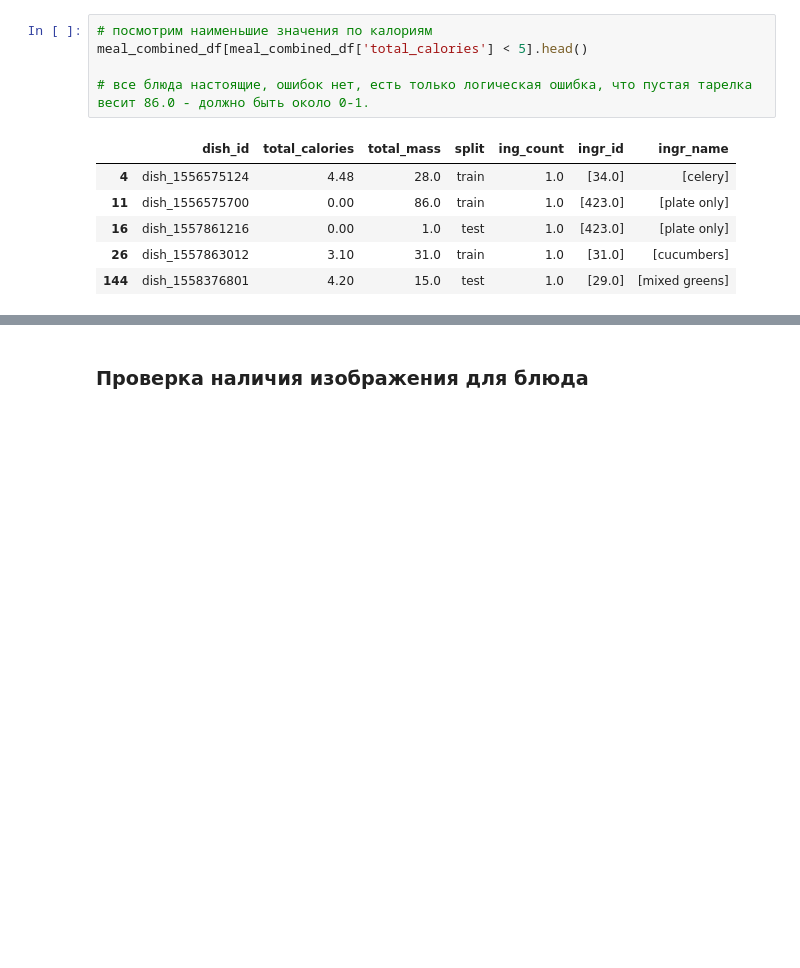
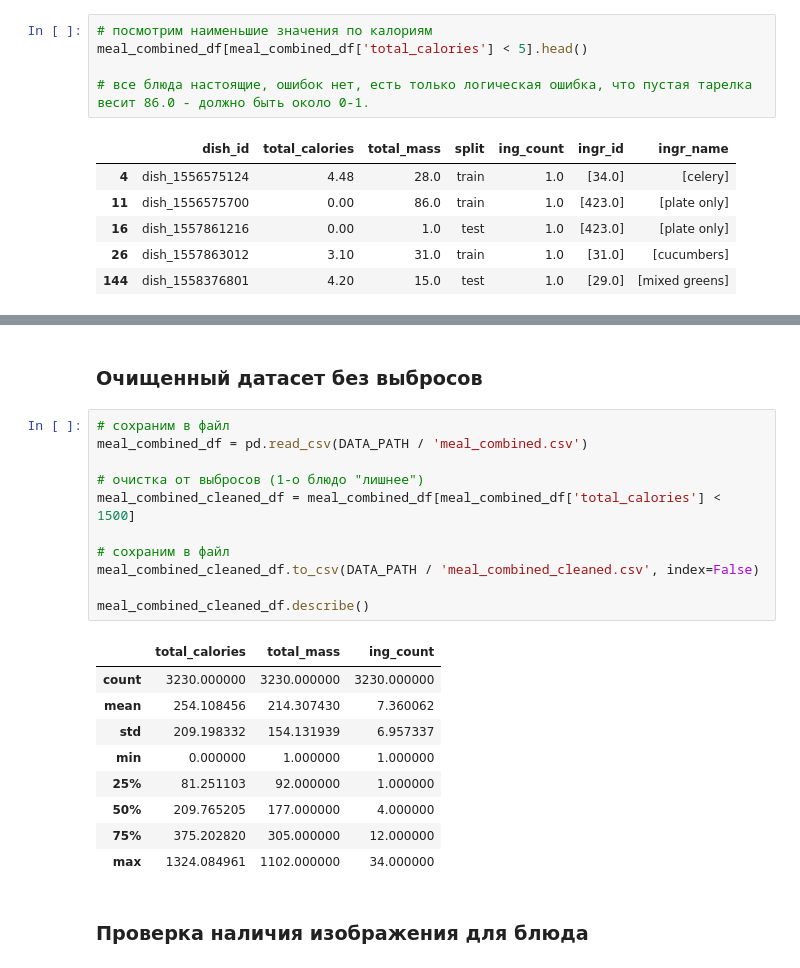
Before and after one commit to khromenko/dle-project-sprint-4-food-calrories, a Jupyter notebook: project.ipynb, the cells around one changed output, grey strips where cells are left out. Cells and saved outputs as stored; diff of their text form; blank space fills up the shorter version.

```diff
--- a/project.ipynb
+++ b/project.ipynb
@@ -432,6 +491,29 @@ meal_combined_df[meal_combined_df['total_calories'] > 1200]
 | 2065 | dish_1563476577 | 1238.033691 | 857.0 | train | 30.0 | [11.0, 21.0, 23.0, 25.0, 27.0, 36... | [cheese pizza, squash, brown rice... |
 | 2321 | dish_1564170010 | 1264.548340 | 831.0 | train | 23.0 | [21.0, 23.0, 27.0, 31.0, 32.0, 52... | [squash, brown rice, broccoli, cu... |
 | 2502 | dish_1565033265 | 1324.084961 | 625.0 | train | 6.0 | [12.0, 27.0, 28.0, 29.0, 161.0, 3... | [olives, broccoli, chicken, mixed... |
+# %% [markdown]
+### Очищенный датасет без выбросов
+# %%
+# сохраним в файл
+meal_combined_df = pd.read_csv(DATA_PATH / 'meal_combined.csv')
+
+# очистка от выбросов (1-о блюдо "лишнее")
+meal_combined_cleaned_df = meal_combined_df[meal_combined_df['total_calories'] < 1500]
+
+# сохраним в файл
+meal_combined_cleaned_df.to_csv(DATA_PATH / 'meal_combined_cleaned.csv', index=False)
+
+meal_combined_cleaned_df.describe()
+# %% [output]
+|  | total_calories | total_mass | ing_count |
+| count | 3230.000000 | 3230.000000 | 3230.000000 |
+| mean | 254.108456 | 214.307430 | 7.360062 |
+| std | 209.198332 | 154.131939 | 6.957337 |
+| min | 0.000000 | 1.000000 | 1.000000 |
+| 25% | 81.251103 | 92.000000 | 1.000000 |
+| 50% | 209.765205 | 177.000000 | 4.000000 |
+| 75% | 375.202820 | 305.000000 | 12.000000 |
+| max | 1324.084961 | 1102.000000 | 34.000000 |
 # %% [markdown]
 ### Проверка наличия изображения для блюда
 # %%
```
Also changed, not shown: parts of 19 cells of this notebook, 3 other files.
